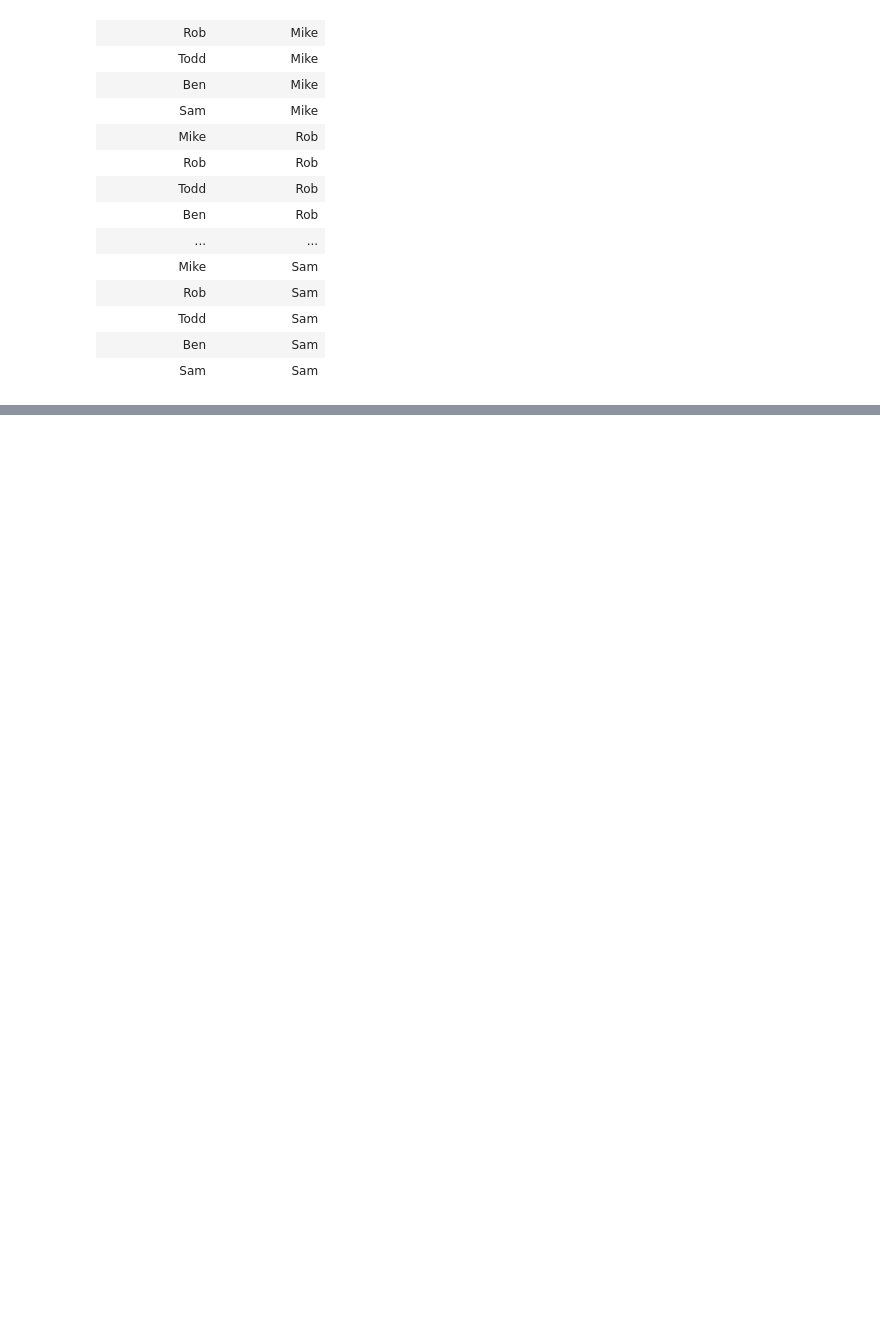
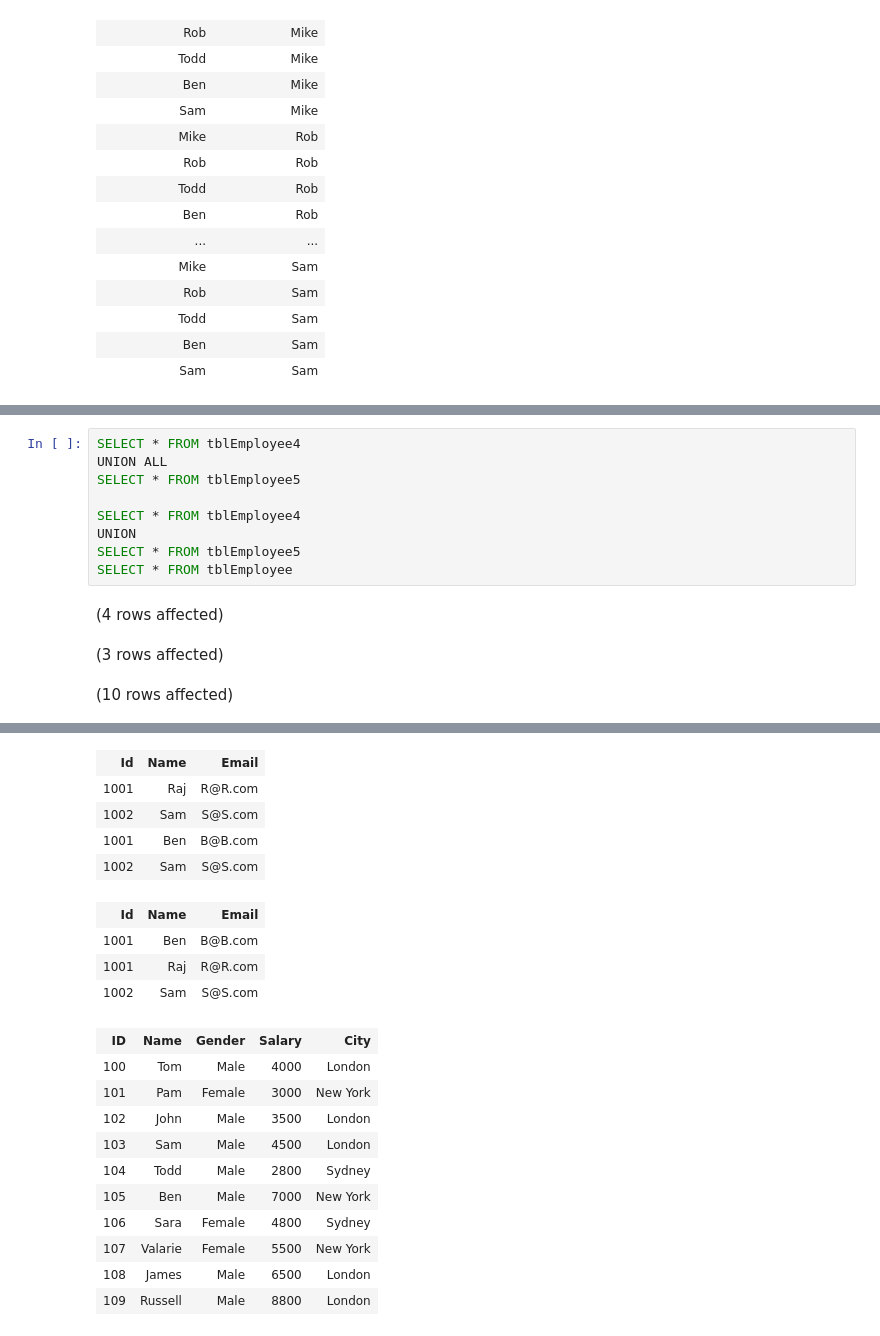
Before and after one commit to kanhaiya-bhayana-inc/Sql-server, a Jupyter notebook: SQl-server.ipynb, the cells around one changed output, grey strips where cells are left out. Saved outputs shown, nothing was run; the diff lists cells and outputs as text; blank space fills up the shorter version.

```diff
--- a/SQl-server.ipynb
+++ b/SQl-server.ipynb
@@ -595,0 +746,13 @@ Total execution time: 00:00:00.024
+# %%
+SELECT * FROM tblEmployee4
+UNION ALL
+SELECT * FROM tblEmployee5
+
+SELECT * FROM tblEmployee4
+UNION
+SELECT * FROM tblEmployee5
+SELECT * FROM tblEmployee
+# %% [output]
+(4 rows affected)
+(3 rows affected)
+(10 rows affected)
@@ -595,0 +760,20 @@ Total execution time: 00:00:00.024
+| Id | Name | Email |
+| 1001 | Raj | R@R.com |
+| 1002 | Sam | S@S.com |
+| 1001 | Ben | B@B.com |
+| 1002 | Sam | S@S.com |
+| Id | Name | Email |
+| 1001 | Ben | B@B.com |
+| 1001 | Raj | R@R.com |
+| 1002 | Sam | S@S.com |
+| ID | Name | Gender | Salary | City |
+| 100 | Tom | Male | 4000 | London |
+| 101 | Pam | Female | 3000 | New York |
+| 102 | John | Male | 3500 | London |
+| 103 | Sam | Male | 4500 | London |
+| 104 | Todd | Male | 2800 | Sydney |
+| 105 | Ben | Male | 7000 | New York |
+| 106 | Sara | Female | 4800 | Sydney |
+| 107 | Valarie | Female | 5500 | New York |
+| 108 | James | Male | 6500 | London |
+| 109 | Russell | Male | 8800 | London |
```
Also changed, not shown: parts of 23 cells of this notebook.
